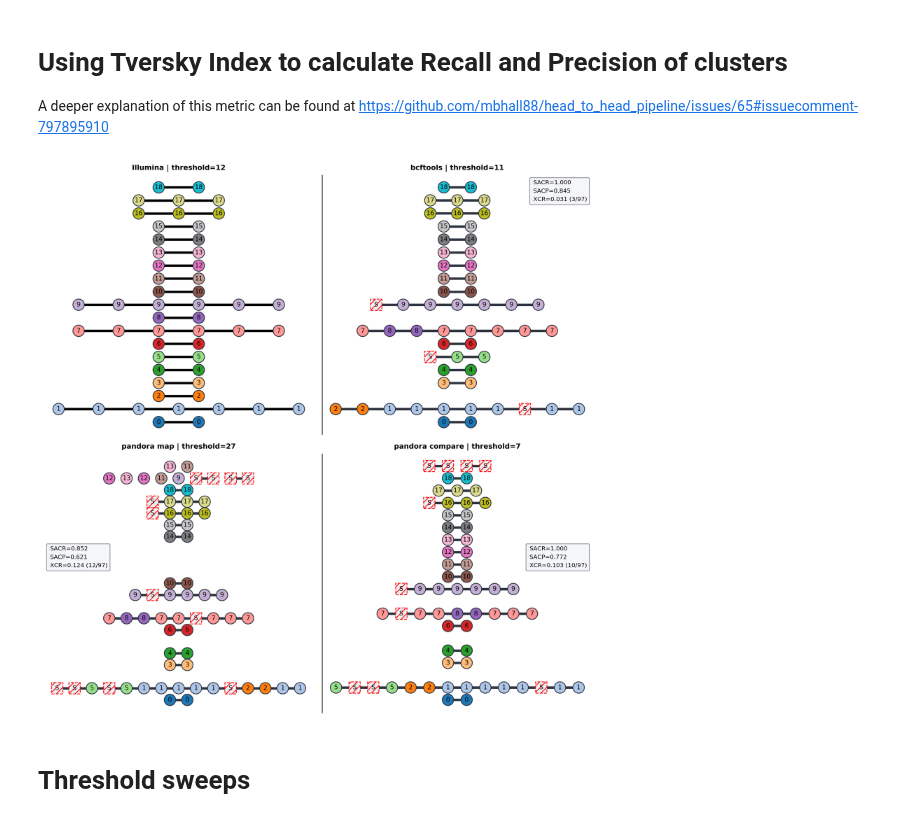
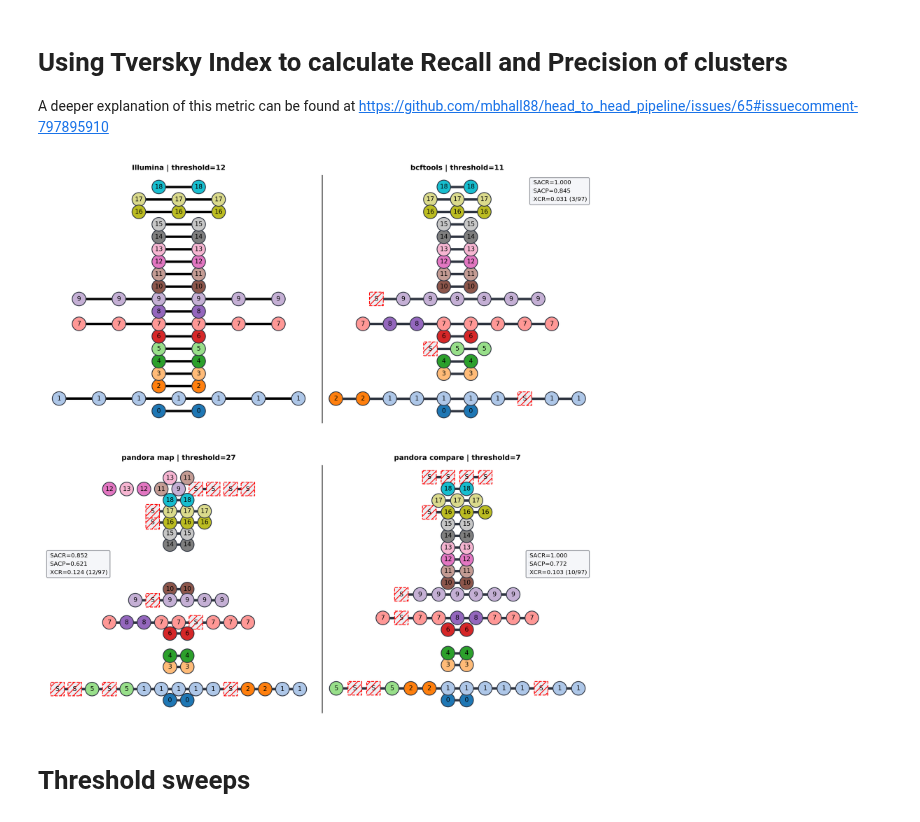
Before and after one commit to mbhall88/head_to_head_pipeline, a Jupyter notebook: analysis/transmission_clustering/eda/clustering.ipynb, the cells around one changed output. Drawn from its saved outputs; the diff is of its cells as text; code cells hidden in the pictures.

Commit message:
update notebooks and add height spacing to cluster plots

```diff
--- a/analysis/transmission_clustering/eda/clustering.ipynb
+++ b/analysis/transmission_clustering/eda/clustering.ipynb
@@ -228,7 +228,7 @@ G = dist_matrix_to_graph(compass_mtx, threshold=t, include_singletons=True)
 # grid_kwargs = dict(hspace=0.1, wspace=0)
 fig, axes = plt.subplots(ncols=2, nrows=2, figsize=(10, 10), dpi=300, )#gridspec_kw=grid_kwargs)
 
-node_size = 210
+node_size = 300
 edge_width = 3
 lw = 1
 font_size = 8
@@ -384,35 +384,35 @@ for i, (M, T, tool) in enumerate(zip(
 
     c = mpatches.Circle((1, 1), 0.0001, color=white)
     metrics = [f"SACR={sacr:.3f}", f"SACP={sacp:.3f}", f"XCR={xcr_data[0]:.3f} ({xcr_data[1]}/{xcr_data[2]})"]
 
     if i == 1:
         location = dict(loc="upper right")#bbox_to_anchor=(0.99, 0.5))
     elif i == 2:
         location = dict(loc="center left", bbox_to_anchor=(0, 0.6))
     elif i == 3:
         location = dict(loc="center right", bbox_to_anchor=(1, 0.6))
 
     ax.legend(
         [c]*len(metrics), metrics, facecolor=white, handlelength=0.1, handletextpad=0.1,
         fontsize=fs, framealpha=0.5, edgecolor=black, frameon=True, **location
     )
 
     ax.set_title(f"{tool} | threshold={tool_t}", fontdict=title_fontdict)
 
 
 for i, ax in enumerate(axes.flatten()):
     fc = ax.get_facecolor()
     if i % 2:
         ax.spines["left"].set_color("black")
     else:
         ax.spines["left"].set_color(fc)
     ax.spines["top"].set_color(fc)
     ax.spines["right"].set_color(fc)
     ax.spines["bottom"].set_color(fc)
 
-plt.tight_layout()
+plt.tight_layout(h_pad=4.0)
 # %% [output]
-[figure, old version]
+[figure, new version]
 # %%
 fig.savefig(f"clustering-t{t}.png")
 # %% [markdown]
```
Also changed, not shown: 3 other files.
